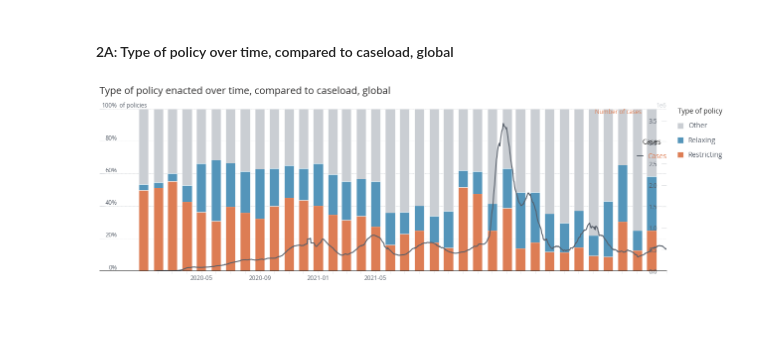
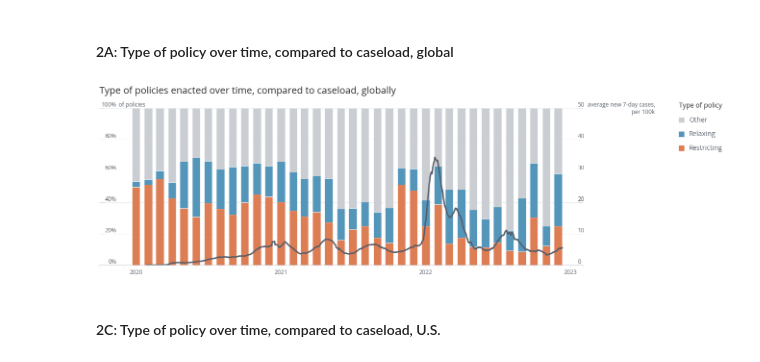
Before and after one commit to talus-analytics-bus/covid-amp-analysis, a Jupyter notebook: visualizations.ipynb, the cells around one changed output. Cells and saved outputs as stored; diff of their text form; code cells hidden in the pictures; blank space fills up the shorter version.

Commit message:
Policy type relaxing and restricting with caseload

```diff
--- a/visualizations.ipynb
+++ b/visualizations.ipynb
@@ -91,8 +91,10 @@ global_cases['Date']= pd.to_datetime(global_cases['Date'])
 global_cases = global_cases.groupby(['Date']).sum().reset_index()
 # %%
 global_cases['New cases'] = global_cases['Cases'].diff().fillna(0)
+global_cases['New cases per 100k'] = global_cases['New cases']/100000
 # %%
 global_cases['7-day rolling average new cases'] = global_cases['New cases'].rolling(window=7).mean().reset_index(0,drop=True)
 # %%
 global_cases = global_cases.dropna()
 global_cases['7-day rolling average new cases'] = global_cases['7-day rolling average new cases'].astype(int)
+global_cases['7-day rolling average new cases per 100k'] = global_cases['7-day rolling average new cases']/100000
@@ -142 +101,5 @@ global_cases.sort_values(by='7-day rolling average new cases')
+# %%
+# Cut off for analysis
+global_cases = global_cases.loc[global_cases['Date'] > '2019-12-31'].reset_index(drop=True)
+global_cases = global_cases.loc[global_cases['Date'] < '2022-12-13'].reset_index(drop=True)
 # %%
@@ -210,7 +180,7 @@ figure_size = (18,6)
 
 # Define x-axis range
 left = dt.date(2019, 10, 1)
-right = dt.date(2023, 1, 1)
+right = dt.date(2023, 2, 1)
 
 # Set background
 sns.set_context('talk') #change the size from small to medium
@@ -770,7 +740,6 @@ y1 = global_type_pivot['Other']
 y2 = global_type_pivot['Relaxing']
 y3 = global_type_pivot['Restricting']
 
-
 # Plot bars
 # The thing that gets plotted last in this list gets plotted on the bottom
 
@@ -784,7 +753,7 @@ ax.xaxis_date()
 ax.set_xlim(left,right)
 
 # Changes y-axis range
-plt.gca().set_ybound(0,1)
+ax.set_ylim(0,1)
 
 # Set major and minor date tick locators
 maj_loc = mdates.YearLocator()
@@ -800,21 +769,11 @@ ax.xaxis.set_major_formatter(maj_fmt)
 ax.xaxis.set_tick_params(which='minor', labelbottom=False)
 
 # Set title
-title = "Type of policy enacted over time, compared to caseload, global"
+title = "Type of policies enacted over time, compared to caseload, globally"
 plt.title(title, fontdict=titlefont, loc='left')
 
 # Set x-axis label
 plt.xlabel("")
-
-# Extend x-axis without showing labels
-for label in ax.xaxis.get_ticklabels()[:1]:
-    label.set_visible(False)
-
-for x in ax.xaxis.get_major_ticks()[:1]:
-    x.set_visible(False)
-
-for x in ax.xaxis.get_minor_ticks()[:3]:
-    x.set_visible(False)
 
 # Format y-axis label
 plt.ylabel("of policies", rotation=0,loc='top',labelpad=-95,color=chart[1])
@@ -822,44 +781,61 @@ for tick in ax.get_yticklabels():
     tick.set_verticalalignment("bottom")
 
 # after plotting the data, format the labels
 current_values = plt.gca().get_yticks()
 plt.gca().set_yticklabels(['{:,.0%}'.format(x) for x in current_values])
 
 
 # Get the legend and modify the handles
 handles, labels = ax.get_legend_handles_labels()
-leg = ax.legend(handles=handles, labels=labels, bbox_to_anchor=(1.01,1.04),labelcolor=chart[1],labelspacing=1.2)
+leg = ax.legend(handles=handles, labels=labels, bbox_to_anchor=(1.30,1.07),labelcolor=chart[1],labelspacing=1.2)
 leg.set_title('Type of policy')
 leg.get_title().set_fontsize('14')
 plt.setp(plt.gca().get_legend().get_texts(), fontsize='14')
 
 # Create secondary y-axis
 ax2 = ax.twinx()
+ax2.xaxis_date()
+
+# Format bottom axis
+for axis in ['bottom']:
+    ax2.spines[axis].set_color(chart[2])
+
+# Set major and minor date tick locators
+maj_loc = mdates.YearLocator()
+ax2.xaxis.set_major_locator(maj_loc)
+min_loc = mdates.MonthLocator()
+ax2.xaxis.set_minor_locator(min_loc)
+
+# Set major date tick formatter
+maj_fmt = mdates.DateFormatter('%Y')
+ax2.xaxis.set_major_formatter(maj_fmt)
+
+# Hide minor tick labels
+ax2.xaxis.set_tick_params(which='minor', labelbottom=False)
 
 # Plot line graph on secondary axis
 x2 = global_cases['Date']
-y4 = global_cases['7-day rolling average new cases']
-ax2.plot(x2, y4, color=chart[1], linewidth=2.0, label='Cases')
+y4 = global_cases['7-day rolling average new cases per 100k']
+ax2.plot(x2, y4, color=chart[1], linewidth=3.0, label='Cases')
 
 # Set y-axis label for secondary axis
-plt.ylabel("Number of cases", rotation=0, loc='top', labelpad=-50, color=three[1])
+plt.ylabel("average new 7-day cases,\nper 100k", rotation=0, loc='top',color=chart[1])
+ax2.yaxis.set_label_coords(1.15, 1.04) # adjust position of label
+for tick in ax2.get_yticklabels():
+    tick.set_verticalalignment("bottom")
+ax2.tick_params(axis='y', direction='in', pad=-10)
 
 # Set y-axis range for secondary axis
-ax2.set_ylim(0, max(y4)*1.1)
-
-# Add legend for secondary axis
-handles2, labels2 = ax2.get_legend_handles_labels()
-leg2 = ax2.legend(handles=handles2, labels=labels2, bbox_to_anchor=(1.01, 0.85), labelcolor=three[1], labelspacing=1.2)
-leg2.set_title('Cases')
-leg2.get_title().set_fontsize('14')
-plt.setp(plt.gca().get_legend().get_texts(), fontsize='14')
+ax2.set_ylim(0, 50)
 
 plt.tight_layout()
 plt.show()
 
 
-# plt.savefig('figures/global_cat_per_month.svg', dpi=1200, facecolor='w',
+# plt.savefig('figures/global_policy_type_cases.svg', dpi=1200, facecolor='w',
 #             edgecolor='w',
 #             orientation='portrait',bbox_inches='tight')
 # %% [output]
-[figure, old version]
+[figure, new version]
+# %% [markdown]
+#### 2C: Type of policy over time, compared to caseload, U.S.
```
Also changed, not shown: parts of 14 cells of this notebook, 7 other files.
